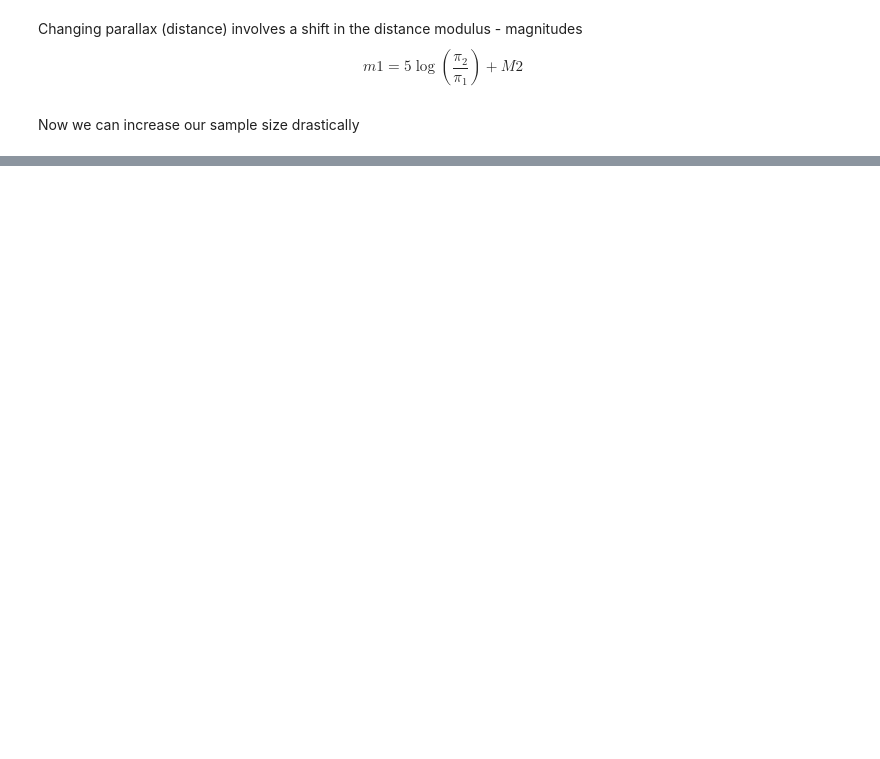
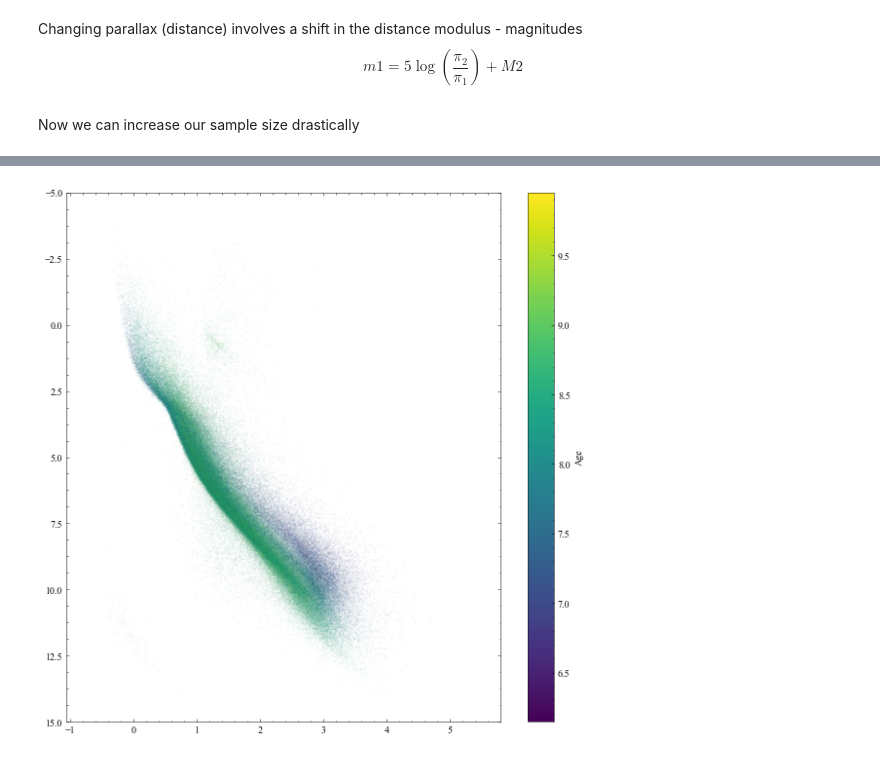
Before and after one commit to aidantmcb/YSO-ML, a Jupyter notebook: Code/DataAugmentation.ipynb, the cells around one changed output, grey strips where cells are left out. Drawn from its saved outputs; the diff is of its cells as text; code cells hidden in the pictures; blank space fills up the shorter version.

```diff
--- a/Code/DataAugmentation.ipynb
+++ b/Code/DataAugmentation.ipynb
@@ -153,0 +152,13 @@ Table masked=True length=2595330
+# %%
+G = absG(trData['PHOT_G_MEAN_MAG'], trData['PARALLAX'])
+BPRP = trData['PHOT_BP_MEAN_MAG']-trData['PHOT_RP_MEAN_MAG']
+age = np.array(trData['AGE']).astype(np.float32)
+ii = np.where(np.isnan(age)==False)[0]
+fig, ax = plt.subplots(1,1, figsize = (10,10))
+norm = colors.Normalize(vmin=np.nanmin(age), vmax=np.nanmax(age))
+A=ax.scatter(BPRP[ii],G[ii],s=.0005, c=age[ii], norm = norm, cmap = 'viridis', alpha = 1)
+fig.colorbar(A, ax=ax, label = 'Age')
+ax.set_ylim(15,-5)
+plt.show()
+# %% [output]
+[figure, added]
```
Also changed, not shown: parts of 13 cells of this notebook, 4 other files.
